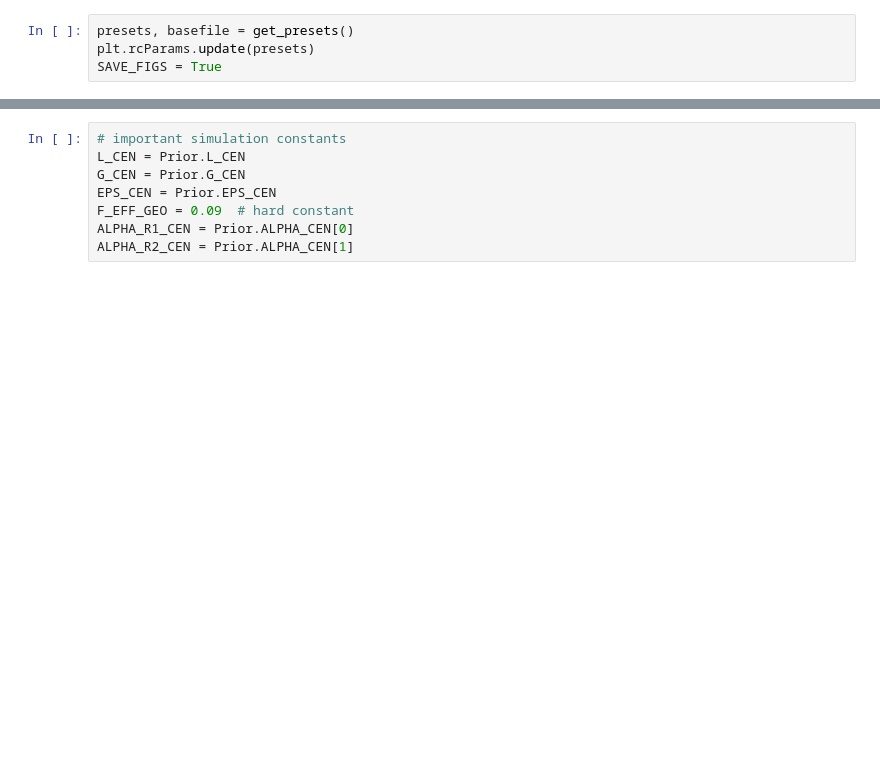
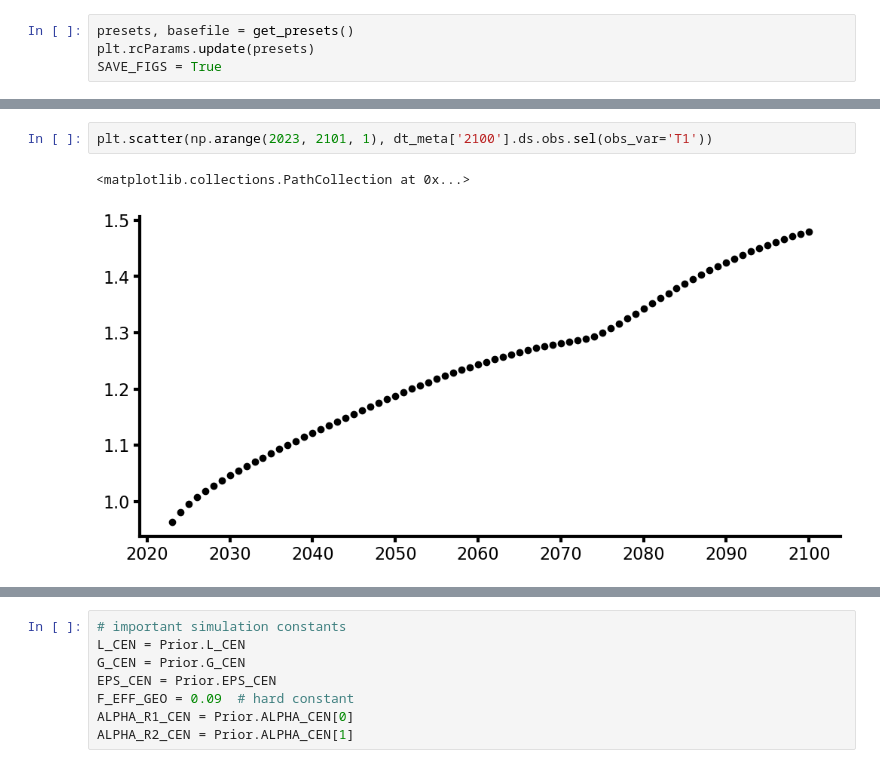
Before and after one commit to adam-bauer-34/learning_sai, a Jupyter notebook: analysis/notebooks/theta-time-bias-perc-ramprate.ipynb, the cells around one changed output, grey strips where cells are left out. Drawn from its saved outputs; the diff is of its cells as text; blank space fills up the shorter version.

```diff
--- a/analysis/notebooks/theta-time-bias-perc-ramprate.ipynb
+++ b/analysis/notebooks/theta-time-bias-perc-ramprate.ipynb
@@ -84,2 +117,7 @@ dt_meta = open_datatree(fnames[0], engine='netcdf4')
+# %%
+plt.scatter(np.arange(2023, 2101, 1), dt_meta['2100'].ds.obs.sel(obs_var='T1'))
+# %% [output]
+<matplotlib.collections.PathCollection at 0x...>
+[figure, added]
 # %%
 relevant_vars = ['cost_hist', 'controls', 'controls_hist']
```
Also changed, not shown: parts of 12 cells of this notebook.
